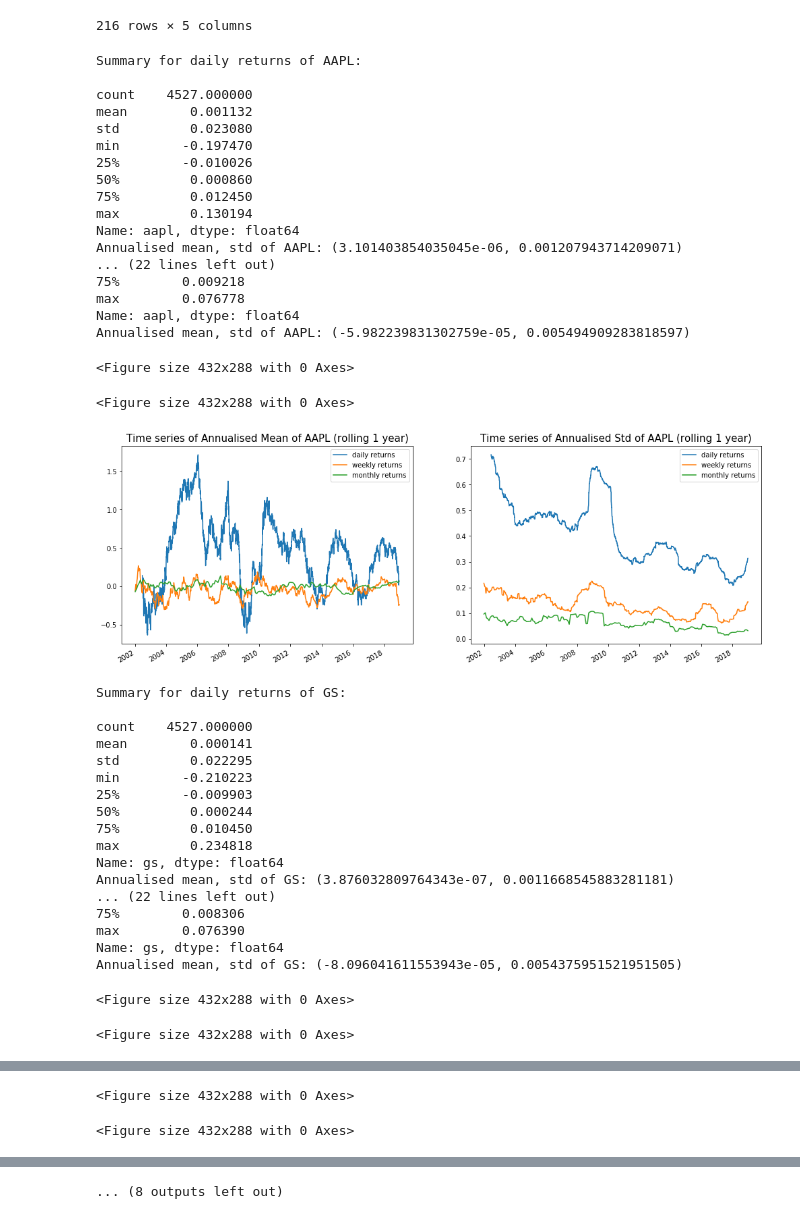
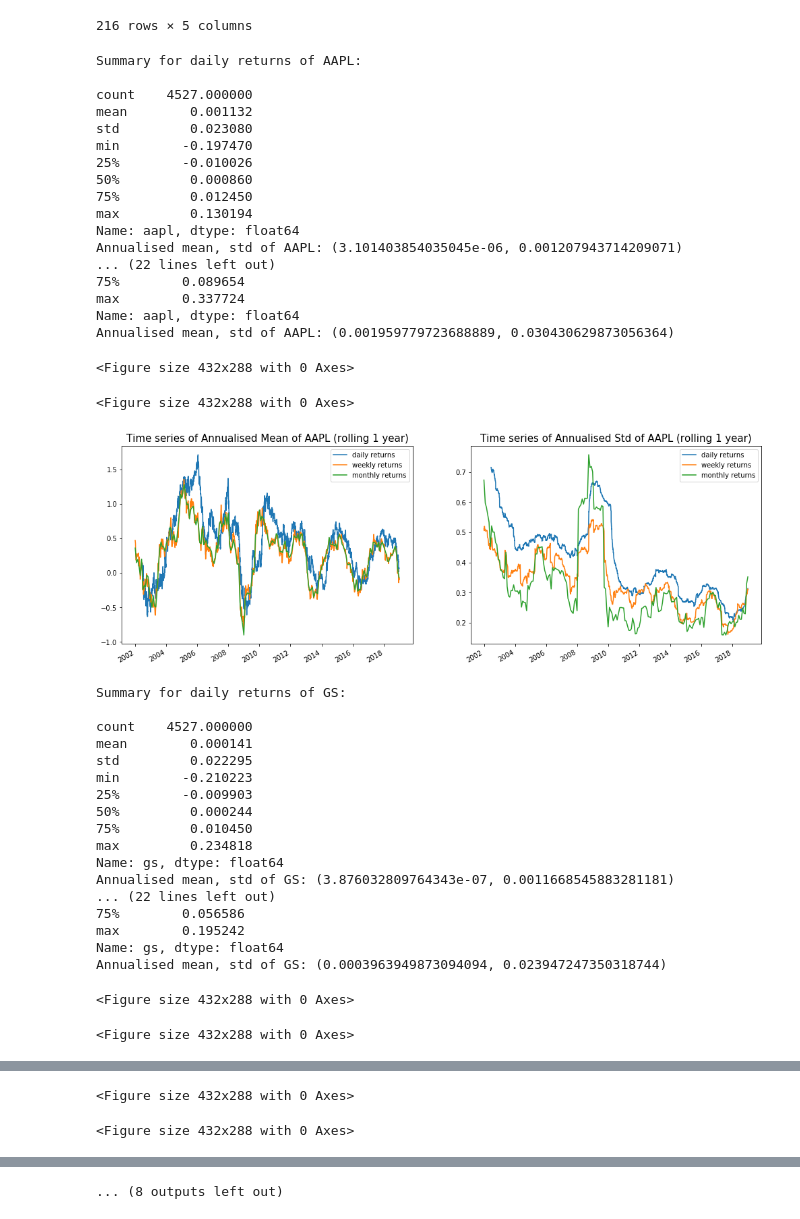
Before and after one commit to baohien97/EPFL-Investments, a Jupyter notebook: As1/InvestmentAs1_Ongoing.ipynb, the cells around one changed output, grey strips where cells are left out. Drawn from its saved outputs; the diff is of its cells as text; code cells hidden in the pictures.

```diff
--- a/As1/InvestmentAs1_Ongoing.ipynb
+++ b/As1/InvestmentAs1_Ongoing.ipynb
@@ -199,39 +249,39 @@ wrds_df.resample("M").last()
 # %%
 for company in wrds_df.columns:
     plt.figure()
     rets = wrds_df[company]
     log_daily_ret = np.log(1 + rets)
-    log_weekly_ret = np.log(1+ rets.resample("W").last()) # wrong
-    log_monthly_ret = np.log(1 + rets.resample("M").last()) # wrong
+    log_weekly_ret = np.log(1 + rets.resample("W").sum()) # compounding returns to get a number at low frequency
+    log_monthly_ret = np.log(1 + rets.resample("M").sum())
 
     ts = {"daily returns": (log_daily_ret, 365),
          "weekly returns": (log_weekly_ret, 52),
          "monthly returns": (log_monthly_ret, 12)}
     plt.figure()
     _, (ax1, ax2) = plt.subplots(ncols=2, figsize=(17,6))
     summarise_ts(ts, extra_tit=f"of {company.upper()}")
     plt.show()
 # %% [output]
 Summary for daily returns of AAPL:
 
 count    4527.000000
 mean        0.001132
 std         0.023080
 min        -0.197470
 25%        -0.010026
 50%         0.000860
 75%         0.012450
 max         0.130194
 Name: aapl, dtype: float64
 Annualised mean, std of AAPL: (3.101403854035045e-06, 0.001207943714209071)
 ... (22 lines left out)
-75%        0.009218
-max        0.076778
+75%        0.089654
+max        0.337724
 Name: aapl, dtype: float64
-Annualised mean, std of AAPL: (-5.982239831302759e-05, 0.005494909283818597)
+Annualised mean, std of AAPL: (0.001959779723688889, 0.030430629873056364)
 <Figure size 432x288 with 0 Axes>
 <Figure size 432x288 with 0 Axes>
-[figure, old version]
+[figure, new version]
 Summary for daily returns of GS:
 
 count    4527.000000
@@ -245,9 +295,9 @@ max         0.234818
 Name: gs, dtype: float64
 Annualised mean, std of GS: (3.876032809764343e-07, 0.0011668545883281181)
 ... (22 lines left out)
-75%        0.008306
-max        0.076390
+75%        0.056586
+max        0.195242
 Name: gs, dtype: float64
-Annualised mean, std of GS: (-8.096041611553943e-05, 0.0054375951521951505)
+Annualised mean, std of GS: (0.0003963949873094094, 0.023947247350318744)
 <Figure size 432x288 with 0 Axes>
 <Figure size 432x288 with 0 Axes>
```
Also changed, not shown: parts of 10 cells of this notebook.
